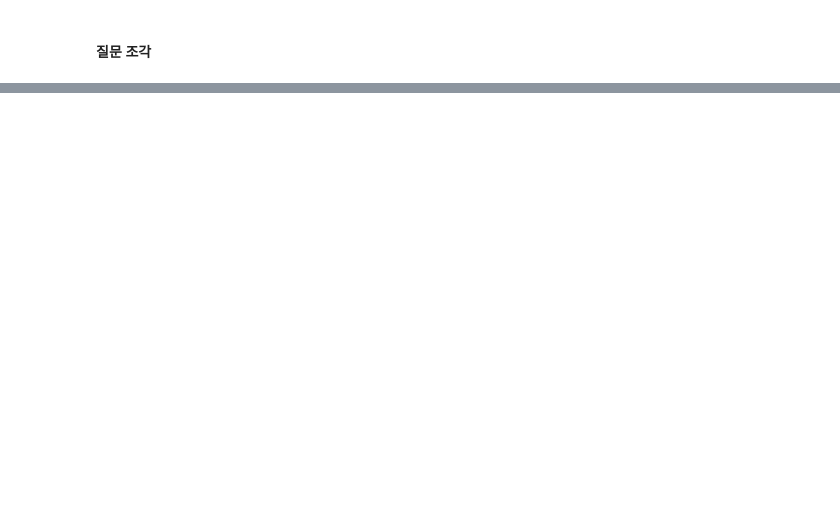
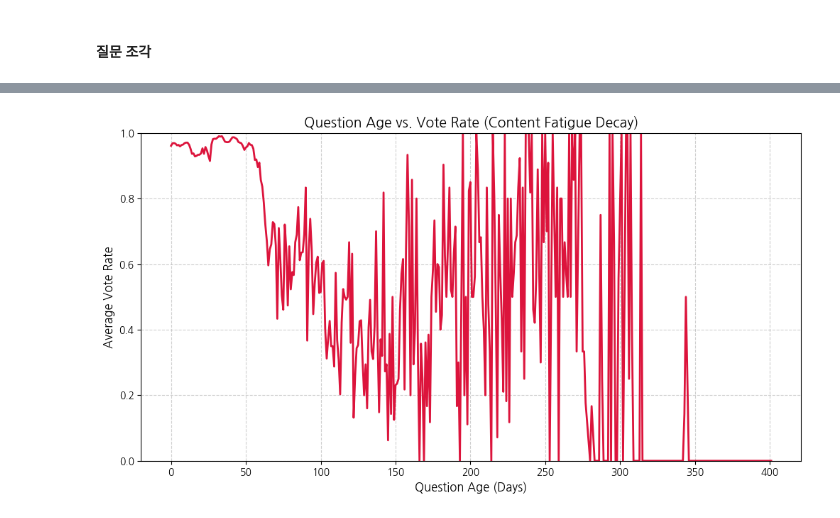
Before and after one commit to DA15-Lab/team3-ping-analytics, a Jupyter notebook: notebooks/Donghee_analysis.ipynb, the cells around one changed output, grey strips where cells are left out. Cells and saved outputs as stored; diff of their text form; code cells hidden in the pictures; blank space fills up the shorter version.

```diff
--- a/notebooks/Donghee_analysis.ipynb
+++ b/notebooks/Donghee_analysis.ipynb
@@ -499,8 +387,0 @@ df_merged
-# %%
-# 1. 노출 시점 - 질문 생성 시점 (일 단위 계산)
-df_merged['question_age_days'] = (
-    df_merged['created_at_piece'] - df_merged['created_at_question']
-).dt.days
-
-# 2. 음수 데이터 정제 (간혹 데이터 오차로 노출 시점이 생성 시점보다 빠른 경우 예외 처리)
-df_merged = df_merged[df_merged['question_age_days'] >= 0]
@@ -509,6 +855,0 @@ df_merged = df_merged[df_merged['question_age_days'] >= 0]
-# %%
-# 30일 단위로 구간 설정 (예: 0~30일, 30~60일, 60~90일, 90일 이상 등)
-bins = [-1, 30, 60, 90, 120, 180, 365, 9999]
-labels = ['0~30일', '31~60일', '61~90일', '91~120일', '121~180일', '181~365일', '365일 이상']
-
-df_merged['age_group'] = pd.cut(df_merged['question_age_days'], bins=bins, labels=labels)
@@ -548,0 +856,20 @@ plt.show()
+# %%
+import pandas as pd
+import matplotlib.pyplot as plt
+import seaborn as sns
+
+# 1. 날짜형 변환 및 질문 경과 일수(Age) 계산
+df_merged['created_at_piece'] = pd.to_datetime(df_merged['created_at_piece'])
+df_merged['created_at_question'] = pd.to_datetime(df_merged['created_at_question'])
+df_merged['question_age_days'] = (df_merged['created_at_piece'] - df_merged['created_at_question']).dt.days
+
+# 2. 음수 오차 데이터 필터링 (시스템 시계 오차 등으로 로그가 질문 생성보다 미세하게 빠른 경우)
+df_analysis = df_merged[df_merged['question_age_days'] >= 0].copy()
+
+# 3. 경과 일수별 전체 노출 수와 평균 투표율 집계
+age_trend = df_analysis.groupby('question_age_days')['is_voted'].agg(
+    total_exposure='count',
+    vote_rate='mean'
+).reset_index()
+
+print(age_trend.head(15))
@@ -548,0 +893,11 @@ plt.show()
+# %%
+plt.figure(figsize=(12, 6))
+sns.lineplot(data=age_trend, x='question_age_days', y='vote_rate', color='crimson', linewidth=2)
+plt.title('Question Age vs. Vote Rate (Content Fatigue Decay)', fontsize=14)
+plt.xlabel('Question Age (Days)', fontsize=12)
+plt.ylabel('Average Vote Rate', fontsize=12)
+plt.ylim(0, 1)
+plt.grid(True, linestyle='--', alpha=0.6)
+plt.show()
+# %% [output]
+[figure, added]
```
Also changed, not shown: parts of 102 cells of this notebook, 1 other file.
